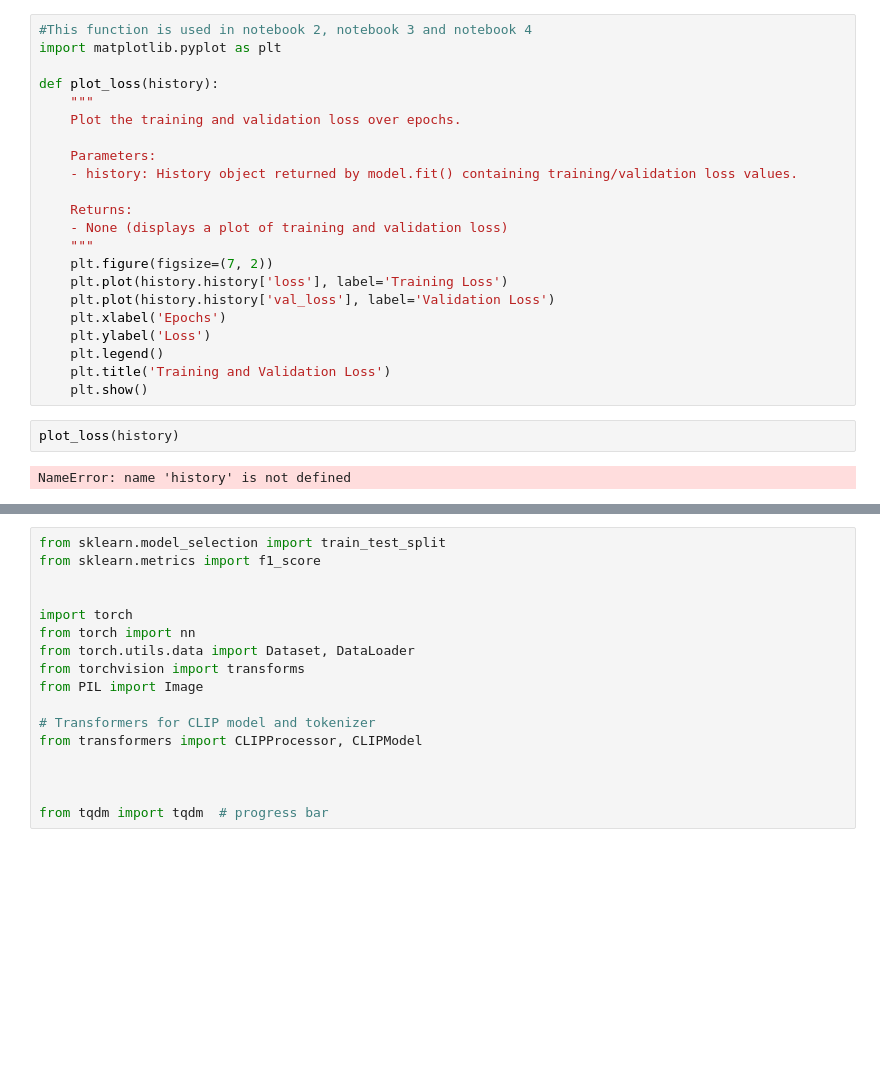
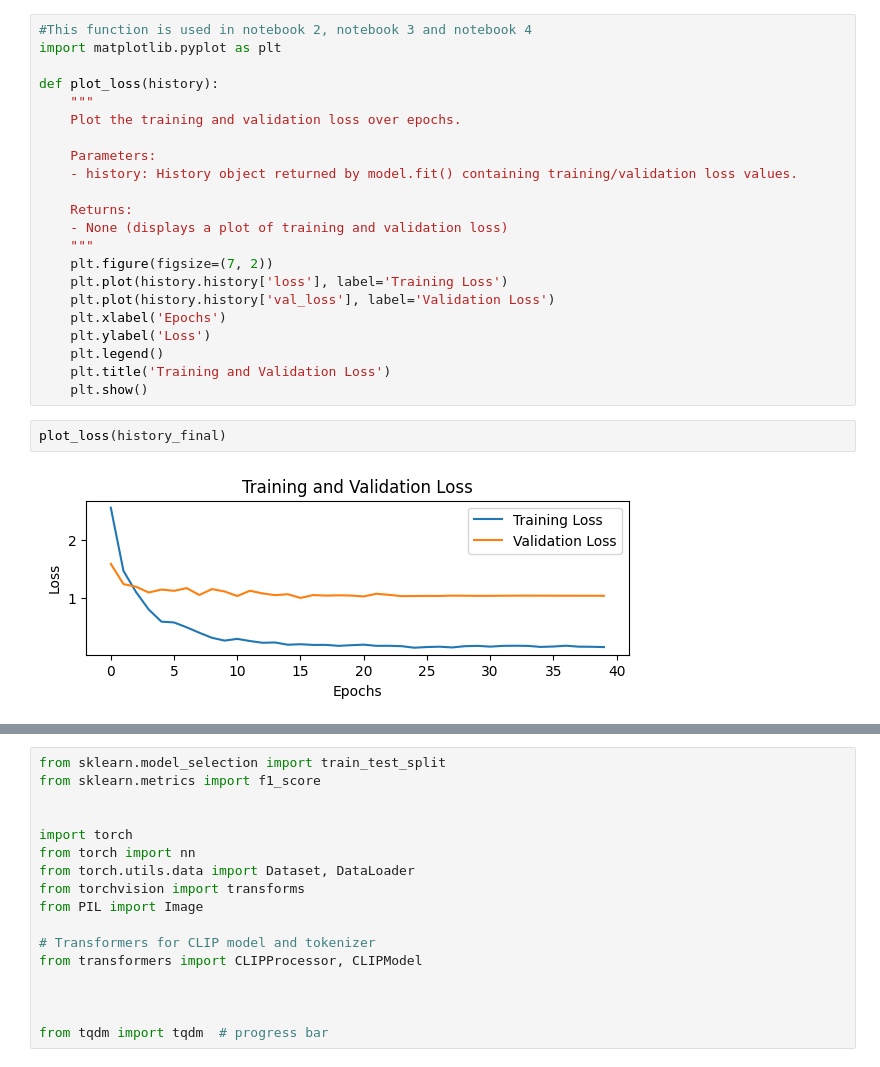
Before and after one commit to xandga/DeepLearning2425, a Jupyter notebook: 4. Phylum Cnidaria_pre-trained.ipynb, the cells around one changed output, grey strips where cells are left out. Saved outputs shown, nothing was run; the diff lists cells and outputs as text; blank space fills up the shorter version.

```diff
--- a/4. Phylum Cnidaria_pre-trained.ipynb
+++ b/4. Phylum Cnidaria_pre-trained.ipynb
@@ -699,9 +598,9 @@ def plot_loss(history):
     plt.title('Training and Validation Loss')
     plt.show()
 # %%
-plot_loss(history)
+plot_loss(history_final)
 # %% [output]
-NameError: name 'history' is not defined
+[figure, added]
 # %%
 def plot_accuracy(history):
     plt.figure(figsize=(8, 4))
```
Also changed, not shown: parts of 41 cells of this notebook, 1 other file.
